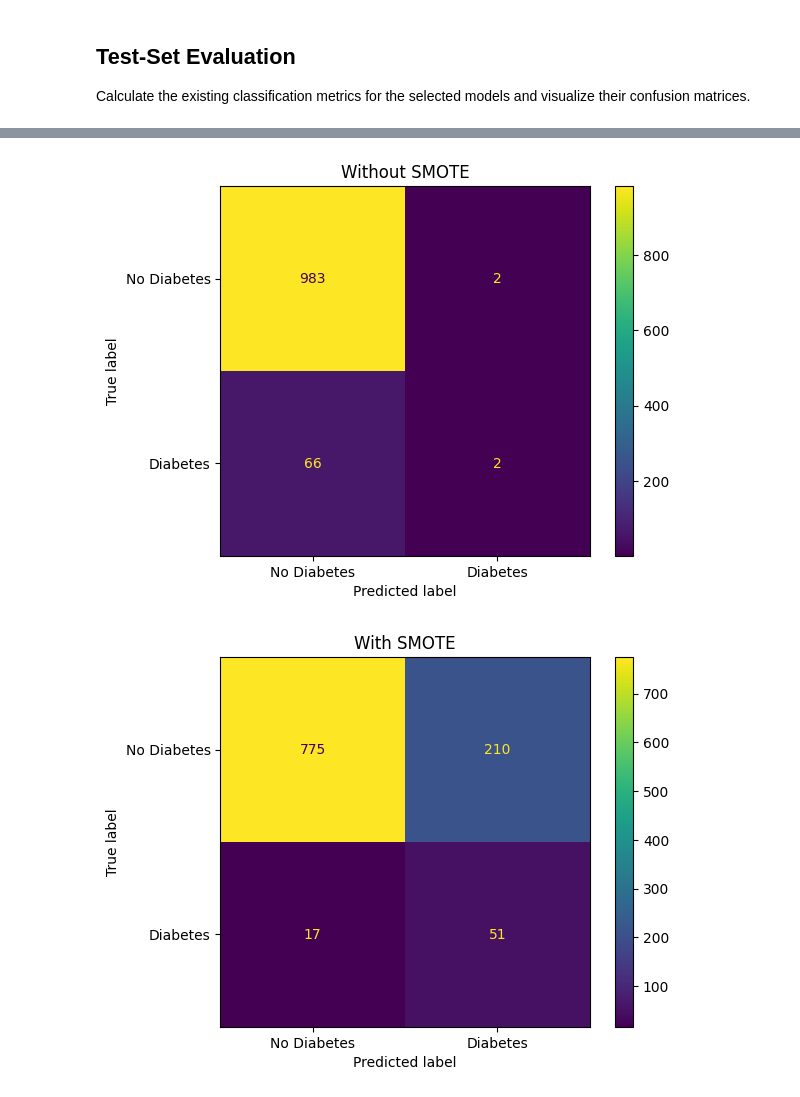
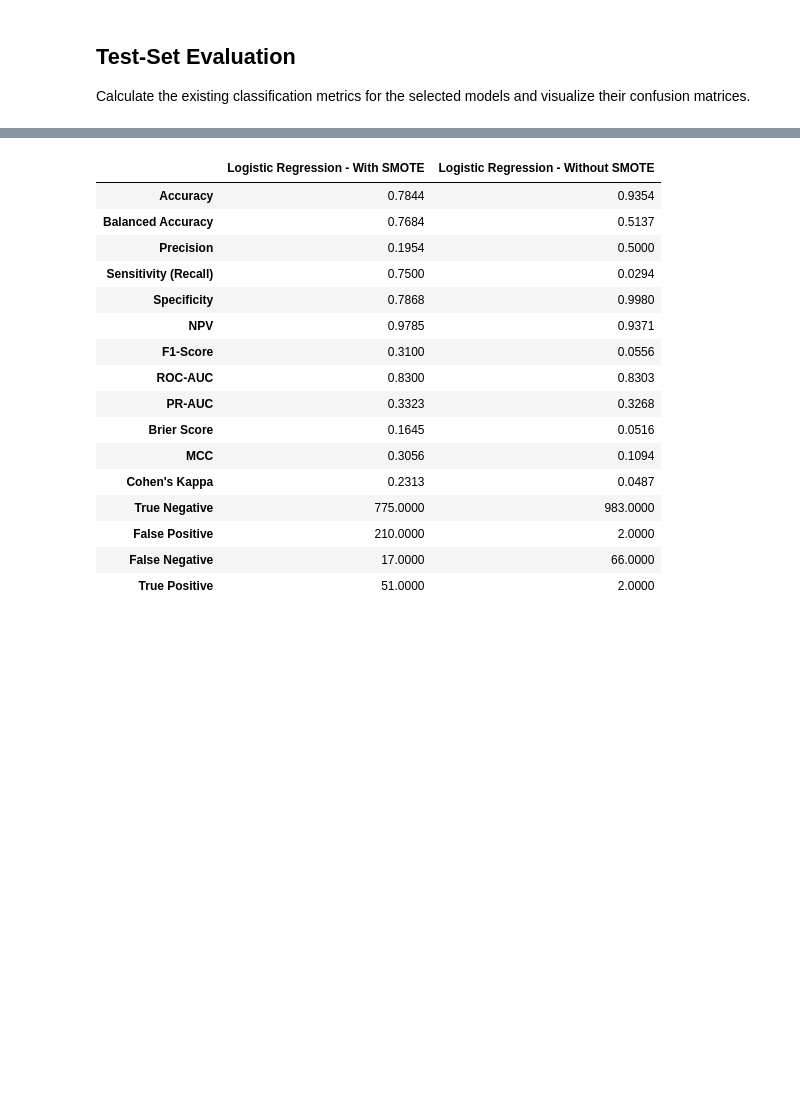
Before and after one commit to habib33-3/diabetes-detection-system, a Jupyter notebook: diadb-training/02-logistic-regression.ipynb, the cells around one changed output, grey strips where cells are left out. Drawn from its saved outputs; the diff is of its cells as text; code cells hidden in the pictures; blank space fills up the shorter version.

```diff
--- a/diadb-training/02-logistic-regression.ipynb
+++ b/diadb-training/02-logistic-regression.ipynb
@@ -383,18 +384,24 @@ PR-AUC:    0.3323
-# %%
-from sklearn.metrics import ConfusionMatrixDisplay
-
-for model, name in [
-    (best_without_smote, "Without SMOTE"),
-    (best_with_smote, "With SMOTE"),
-]:
-    y_pred = model.predict(X_test)
-
-    ConfusionMatrixDisplay.from_predictions(
-        y_test, y_pred, display_labels=["No Diabetes", "Diabetes"]
-    )
-
-    plt.title(name)
-    plt.show()
-# %% [output]
-[figure, removed]
-[figure, removed]
+# %%
+models = {
+    "Logistic Regression - With SMOTE": best_with_smote,
+    "Logistic Regression - Without SMOTE": best_without_smote,
+}
+evaluate_classifiers(models, X_test, y_test)
+# %% [output]
+|  | Logistic Regression - With SMOTE | Logistic Regression - Without SMOTE |
+| Accuracy | 0.7844 | 0.9354 |
+| Balanced Accuracy | 0.7684 | 0.5137 |
+| Precision | 0.1954 | 0.5000 |
+| Sensitivity (Recall) | 0.7500 | 0.0294 |
+| Specificity | 0.7868 | 0.9980 |
+| NPV | 0.9785 | 0.9371 |
+| F1-Score | 0.3100 | 0.0556 |
+| ROC-AUC | 0.8300 | 0.8303 |
+| PR-AUC | 0.3323 | 0.3268 |
+| Brier Score | 0.1645 | 0.0516 |
+| MCC | 0.3056 | 0.1094 |
+| Cohen's Kappa | 0.2313 | 0.0487 |
+| True Negative | 775.0000 | 983.0000 |
+| False Positive | 210.0000 | 2.0000 |
+| False Negative | 17.0000 | 66.0000 |
+| True Positive | 51.0000 | 2.0000 |
```
Also changed, not shown: parts of 6 cells of this notebook, 5 other files.
